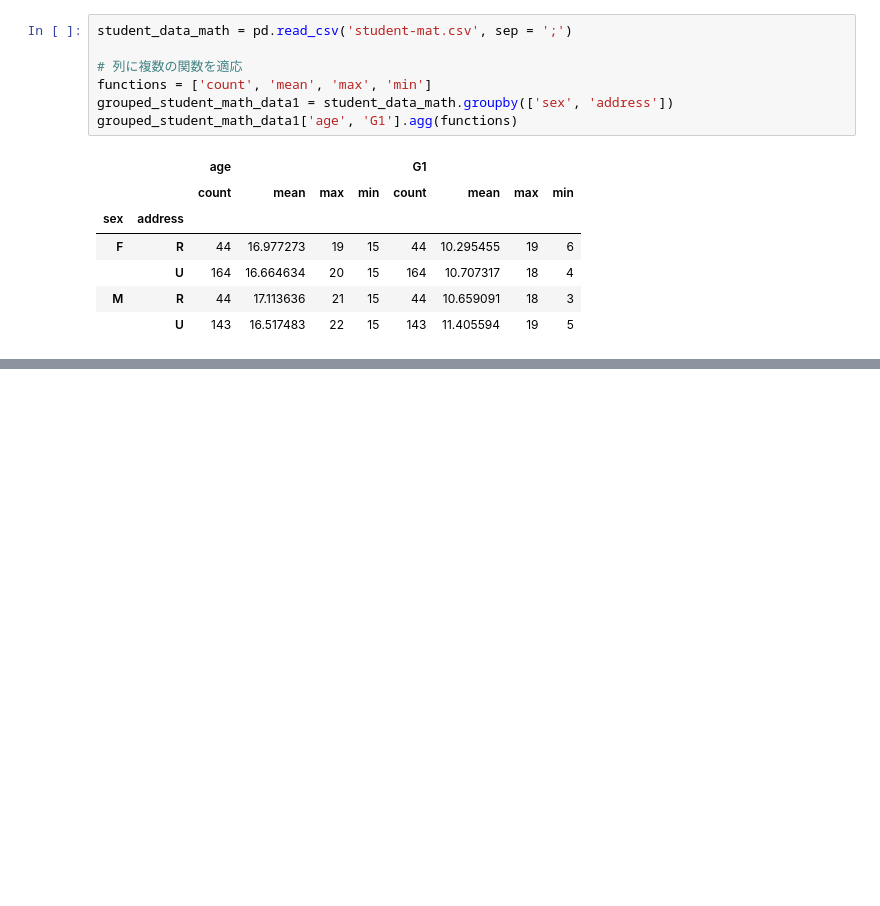
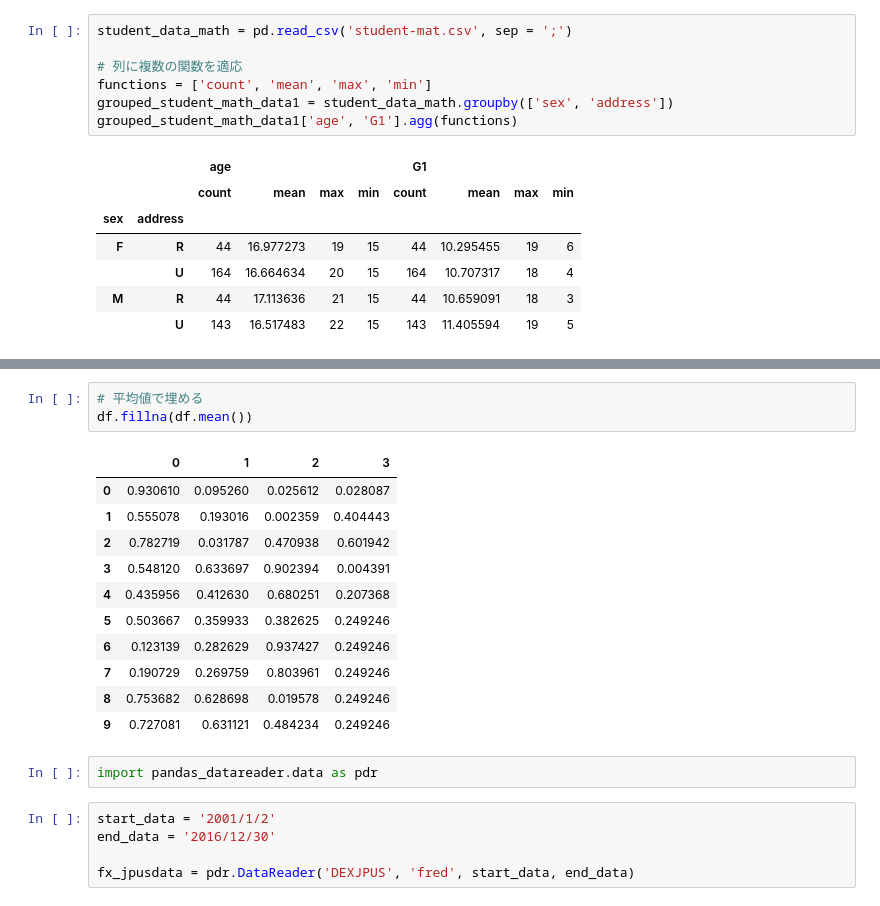
Before and after one commit to HidehikoMURAO/Data-Scientist-Training-Course, a Jupyter notebook: Chapter 6.ipynb, the cells around one changed output, grey strips where cells are left out. Drawn from its saved outputs; the diff is of its cells as text; blank space fills up the shorter version.

```diff
--- a/Chapter 6.ipynb
+++ b/Chapter 6.ipynb
@@ -488,0 +575,22 @@ grouped_student_math_data1['age', 'G1'].agg(functions)
+# %%
+# 平均値で埋める
+df.fillna(df.mean())
+# %% [output]
+|  | 0 | 1 | 2 | 3 |
+| 0 | 0.930610 | 0.095260 | 0.025612 | 0.028087 |
+| 1 | 0.555078 | 0.193016 | 0.002359 | 0.404443 |
+| 2 | 0.782719 | 0.031787 | 0.470938 | 0.601942 |
+| 3 | 0.548120 | 0.633697 | 0.902394 | 0.004391 |
+| 4 | 0.435956 | 0.412630 | 0.680251 | 0.207368 |
+| 5 | 0.503667 | 0.359933 | 0.382625 | 0.249246 |
+| 6 | 0.123139 | 0.282629 | 0.937427 | 0.249246 |
+| 7 | 0.190729 | 0.269759 | 0.803961 | 0.249246 |
+| 8 | 0.753682 | 0.628698 | 0.019578 | 0.249246 |
+| 9 | 0.727081 | 0.631121 | 0.484234 | 0.249246 |
+# %%
+import pandas_datareader.data as pdr
+# %%
+start_data = '2001/1/2'
+end_data = '2016/12/30'
+
+fx_jpusdata = pdr.DataReader('DEXJPUS', 'fred', start_data, end_data)
```
Also changed, not shown: parts of 30 cells of this notebook, 1 other file.
